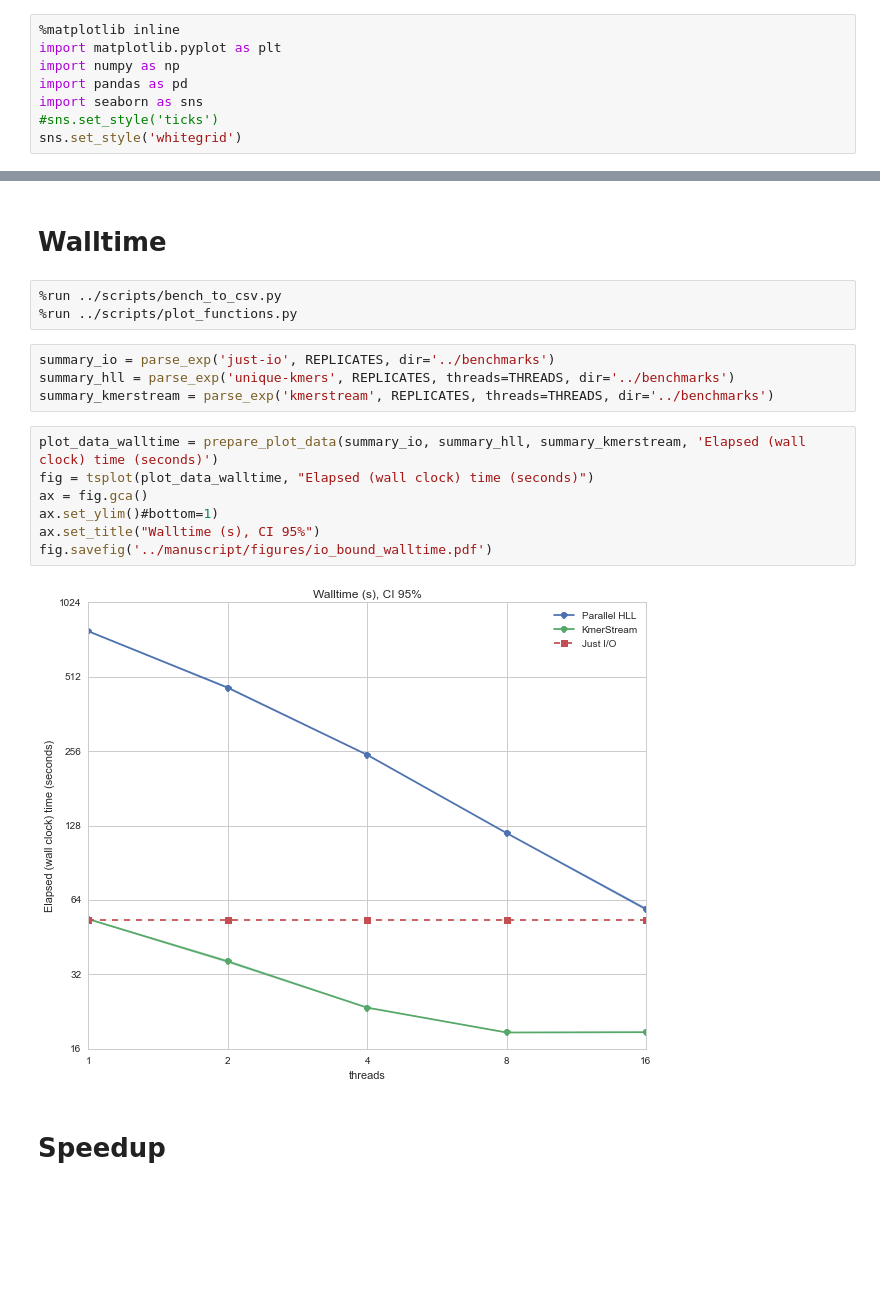
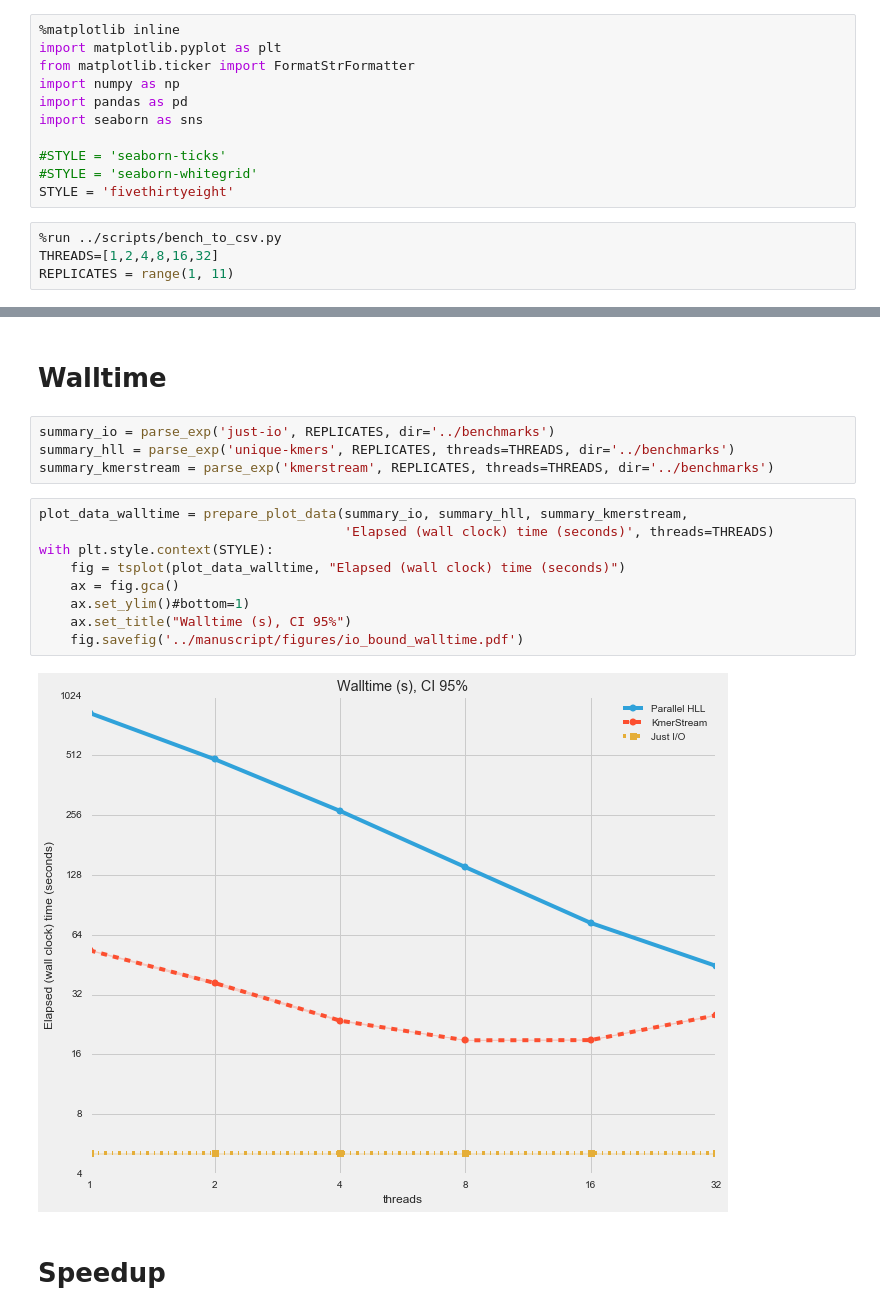
Before and after one commit to luizirber/2014-hll-counter, a Jupyter notebook: notebooks/Figures.ipynb, the cells around one changed output, grey strips where cells are left out. Drawn from its saved outputs; the diff is of its cells as text; blank space fills up the shorter version.

```diff
--- a/notebooks/Figures.ipynb
+++ b/notebooks/Figures.ipynb
@@ -13,8 +16,15 @@
 # %%
 %matplotlib inline
 import matplotlib.pyplot as plt
+from matplotlib.ticker import FormatStrFormatter
 import numpy as np
 import pandas as pd
 import seaborn as sns
-#sns.set_style('ticks')
-sns.set_style('whitegrid')
+
+#STYLE = 'seaborn-ticks'
+#STYLE = 'seaborn-whitegrid'
+STYLE = 'fivethirtyeight'
+# %%
+%run ../scripts/bench_to_csv.py
+THREADS=[1,2,4,8,16,32]
+REPLICATES = range(1, 11)
@@ -21,21 +77,20 @@ sns.set_style('whitegrid')
 # %% [markdown]
 # Walltime
-# %%
-%run ../scripts/bench_to_csv.py
-%run ../scripts/plot_functions.py
 # %%
 summary_io = parse_exp('just-io', REPLICATES, dir='../benchmarks')
 summary_hll = parse_exp('unique-kmers', REPLICATES, threads=THREADS, dir='../benchmarks')
 summary_kmerstream = parse_exp('kmerstream', REPLICATES, threads=THREADS, dir='../benchmarks')
 # %%
-plot_data_walltime = prepare_plot_data(summary_io, summary_hll, summary_kmerstream, 'Elapsed (wall clock) time (seconds)')
-fig = tsplot(plot_data_walltime, "Elapsed (wall clock) time (seconds)")
-ax = fig.gca()
-ax.set_ylim()#bottom=1)
-ax.set_title("Walltime (s), CI 95%")
-fig.savefig('../manuscript/figures/io_bound_walltime.pdf')
+plot_data_walltime = prepare_plot_data(summary_io, summary_hll, summary_kmerstream,
+                                       'Elapsed (wall clock) time (seconds)', threads=THREADS)
+with plt.style.context(STYLE):
+    fig = tsplot(plot_data_walltime, "Elapsed (wall clock) time (seconds)")
+    ax = fig.gca()
+    ax.set_ylim()#bottom=1)
+    ax.set_title("Walltime (s), CI 95%")
+    fig.savefig('../manuscript/figures/io_bound_walltime.pdf')
 # %% [output]
-[figure, old version]
+[figure, new version]
 # %% [markdown]
 # Speedup
 # %%
```
Also changed, not shown: parts of 11 cells of this notebook, 3 other files.
